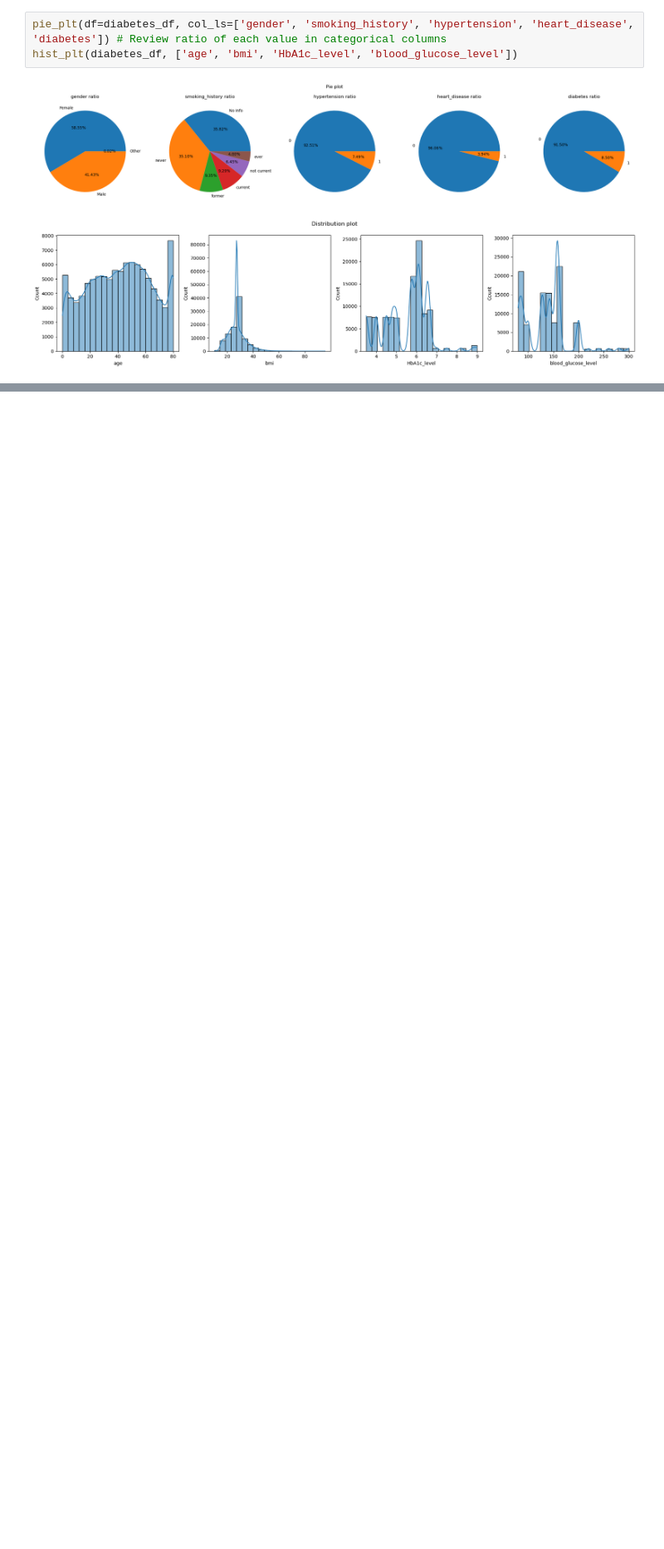
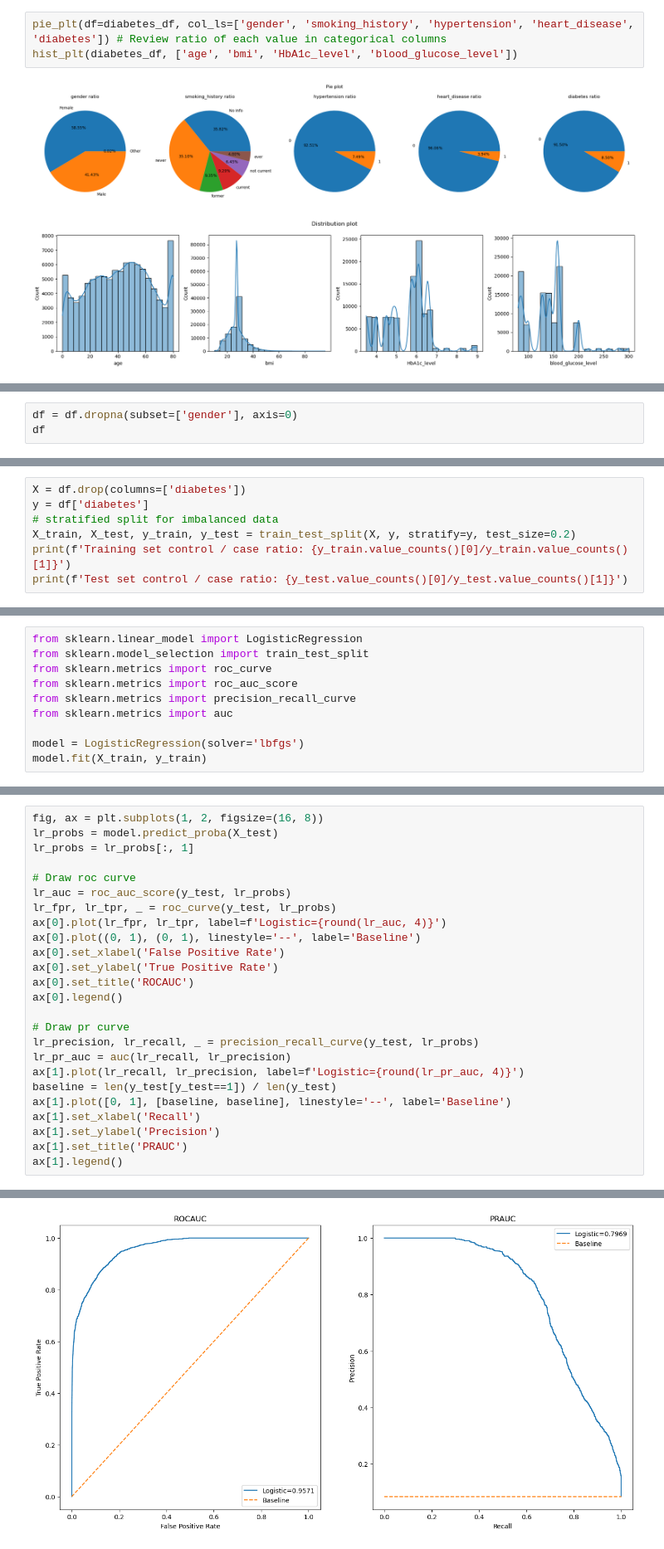
Before and after one commit to YeochanYoun119/Diabetes_Study, a Jupyter notebook: diabetes_study.ipynb, the cells around one changed output, grey strips where cells are left out. Shown: that part at 83% size. Cells and saved outputs as stored; diff of their text form; blank space fills up the shorter version.

Commit message:
prediction with LR

```diff
--- a/diabetes_study.ipynb
+++ b/diabetes_study.ipynb
@@ -110,0 +123,3 @@ correlations(encoded_diabetes_df, target_column='diabetes', figsize=(12,6)) # vi
+# %%
+df = df.dropna(subset=['gender'], axis=0)
+df
@@ -110,0 +147,7 @@ correlations(encoded_diabetes_df, target_column='diabetes', figsize=(12,6)) # vi
+# %%
+X = df.drop(columns=['diabetes'])
+y = df['diabetes']
+# stratified split for imbalanced data
+X_train, X_test, y_train, y_test = train_test_split(X, y, stratify=y, test_size=0.2)
+print(f'Training set control / case ratio: {y_train.value_counts()[0]/y_train.value_counts()[1]}')
+print(f'Test set control / case ratio: {y_test.value_counts()[0]/y_test.value_counts()[1]}')
@@ -110,0 +157,10 @@ correlations(encoded_diabetes_df, target_column='diabetes', figsize=(12,6)) # vi
+# %%
+from sklearn.linear_model import LogisticRegression
+from sklearn.model_selection import train_test_split
+from sklearn.metrics import roc_curve
+from sklearn.metrics import roc_auc_score
+from sklearn.metrics import precision_recall_curve
+from sklearn.metrics import auc
+
+model = LogisticRegression(solver='lbfgs')
+model.fit(X_train, y_train)
@@ -110,0 +178,26 @@ correlations(encoded_diabetes_df, target_column='diabetes', figsize=(12,6)) # vi
+# %%
+fig, ax = plt.subplots(1, 2, figsize=(16, 8))
+lr_probs = model.predict_proba(X_test)
+lr_probs = lr_probs[:, 1]
+
+# Draw roc curve
+lr_auc = roc_auc_score(y_test, lr_probs)
+lr_fpr, lr_tpr, _ = roc_curve(y_test, lr_probs)
+ax[0].plot(lr_fpr, lr_tpr, label=f'Logistic={round(lr_auc, 4)}')
+ax[0].plot((0, 1), (0, 1), linestyle='--', label='Baseline')
+ax[0].set_xlabel('False Positive Rate')
+ax[0].set_ylabel('True Positive Rate')
+ax[0].set_title('ROCAUC')
+ax[0].legend()
+
+# Draw pr curve
+lr_precision, lr_recall, _ = precision_recall_curve(y_test, lr_probs)
+lr_pr_auc = auc(lr_recall, lr_precision)
+ax[1].plot(lr_recall, lr_precision, label=f'Logistic={round(lr_pr_auc, 4)}')
+baseline = len(y_test[y_test==1]) / len(y_test)
+ax[1].plot([0, 1], [baseline, baseline], linestyle='--', label='Baseline')
+ax[1].set_xlabel('Recall')
+ax[1].set_ylabel('Precision')
+ax[1].set_title('PRAUC')
+ax[1].legend()
+# %% [output]
@@ -110,0 +205 @@ correlations(encoded_diabetes_df, target_column='diabetes', figsize=(12,6)) # vi
+[figure, added]
```
Also changed, not shown: parts of 8 cells of this notebook.
